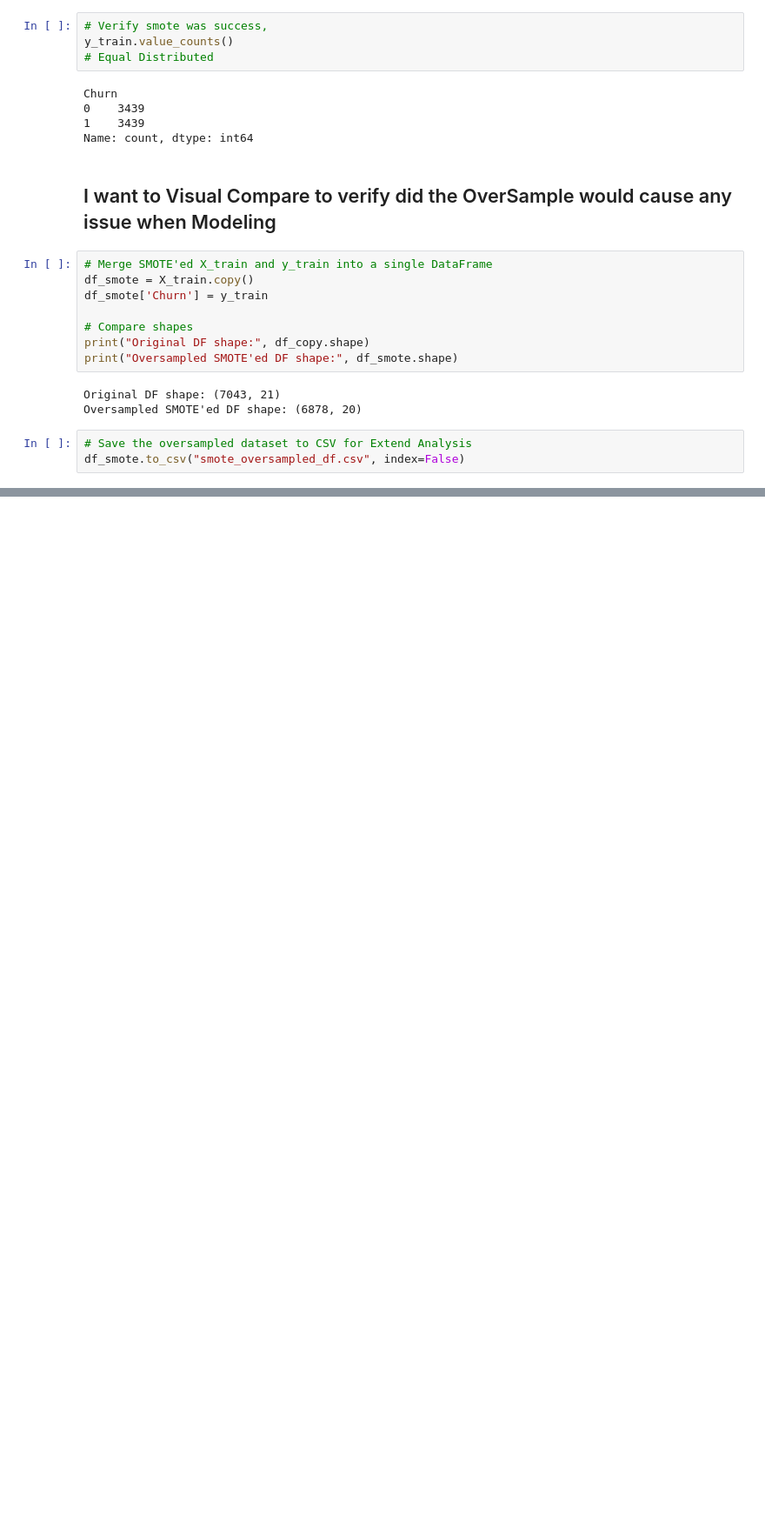
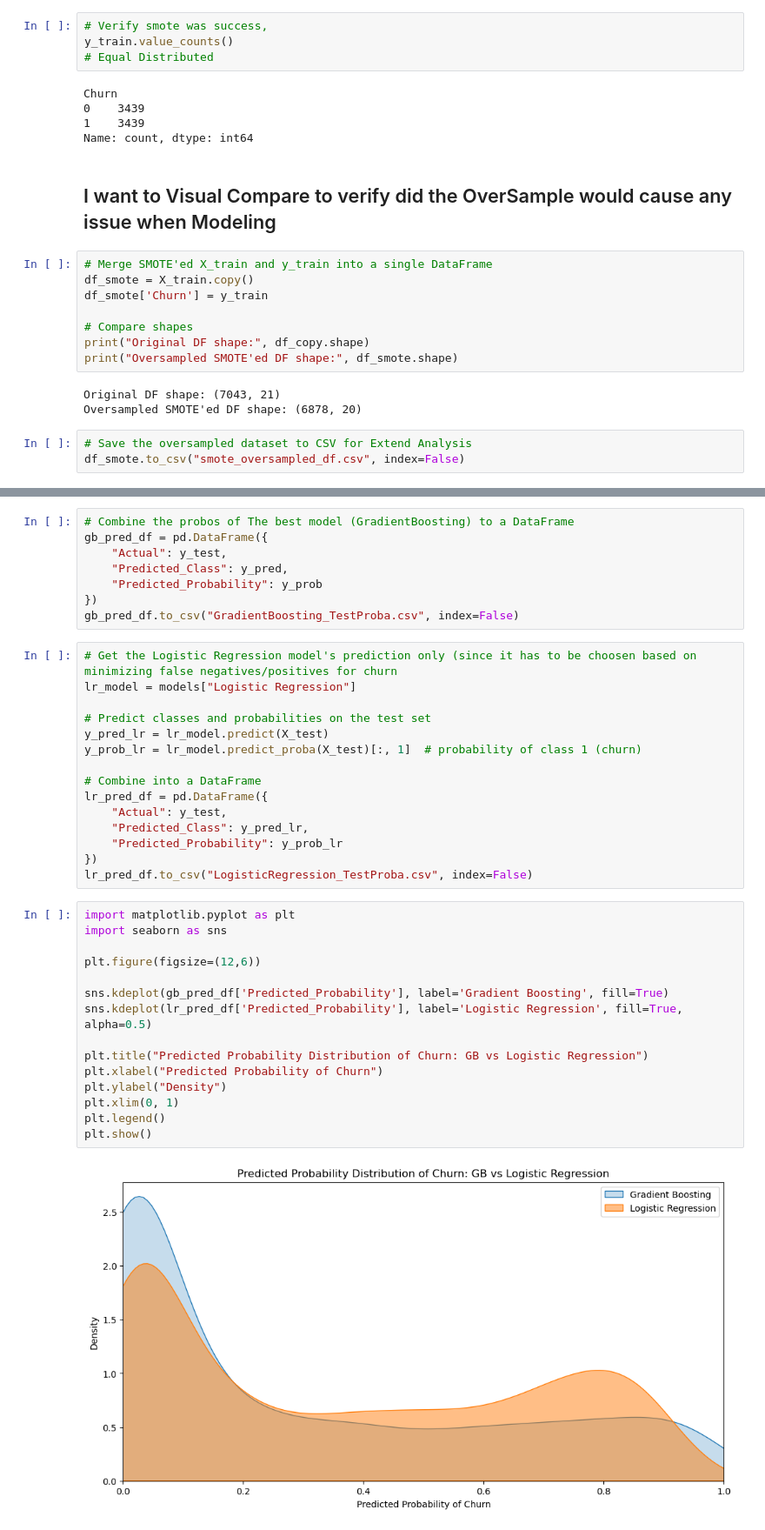
Before and after one commit to joelsiby02/ChurnPrediction-Analaytics-ML, a Jupyter notebook: Notebooks/EDA.ipynb, the cells around one changed output, grey strips where cells are left out. Shown: that part at 87% size. Saved outputs shown, nothing was run; the diff lists cells and outputs as text; blank space fills up the shorter version.

Commit message:
2 models selected & added Probo distribution

```diff
--- a/Notebooks/EDA.ipynb
+++ b/Notebooks/EDA.ipynb
@@ -116,0 +238,40 @@ df_smote.to_csv("smote_oversampled_df.csv", index=False)
+# %%
+# Combine the probos of The best model (GradientBoosting) to a DataFrame
+gb_pred_df = pd.DataFrame({
+    "Actual": y_test,
+    "Predicted_Class": y_pred,
+    "Predicted_Probability": y_prob
+})
+gb_pred_df.to_csv("GradientBoosting_TestProba.csv", index=False)
+# %%
+# Get the Logistic Regression model's prediction only (since it has to be choosen based on minimizing false negatives/positives for churn
+lr_model = models["Logistic Regression"]
+
+# Predict classes and probabilities on the test set
+y_pred_lr = lr_model.predict(X_test)
+y_prob_lr = lr_model.predict_proba(X_test)[:, 1]  # probability of class 1 (churn)
+
+# Combine into a DataFrame
+lr_pred_df = pd.DataFrame({
+    "Actual": y_test,
+    "Predicted_Class": y_pred_lr,
+    "Predicted_Probability": y_prob_lr
+})
+lr_pred_df.to_csv("LogisticRegression_TestProba.csv", index=False)
+# %%
+import matplotlib.pyplot as plt
+import seaborn as sns
+
+plt.figure(figsize=(12,6))
+
+sns.kdeplot(gb_pred_df['Predicted_Probability'], label='Gradient Boosting', fill=True)
+sns.kdeplot(lr_pred_df['Predicted_Probability'], label='Logistic Regression', fill=True, alpha=0.5)
+
+plt.title("Predicted Probability Distribution of Churn: GB vs Logistic Regression")
+plt.xlabel("Predicted Probability of Churn")
+plt.ylabel("Density")
+plt.xlim(0, 1)
+plt.legend()
+plt.show()
+# %% [output]
+[figure, added]
```
Also changed, not shown: parts of 9 cells of this notebook, 2 other files.
